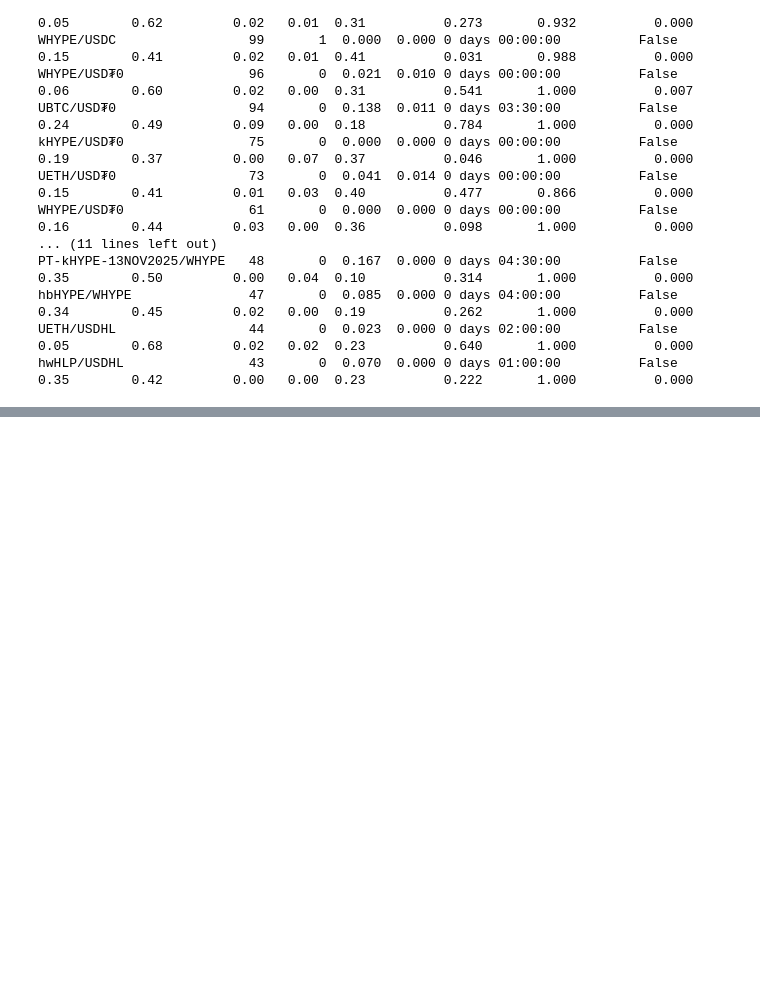
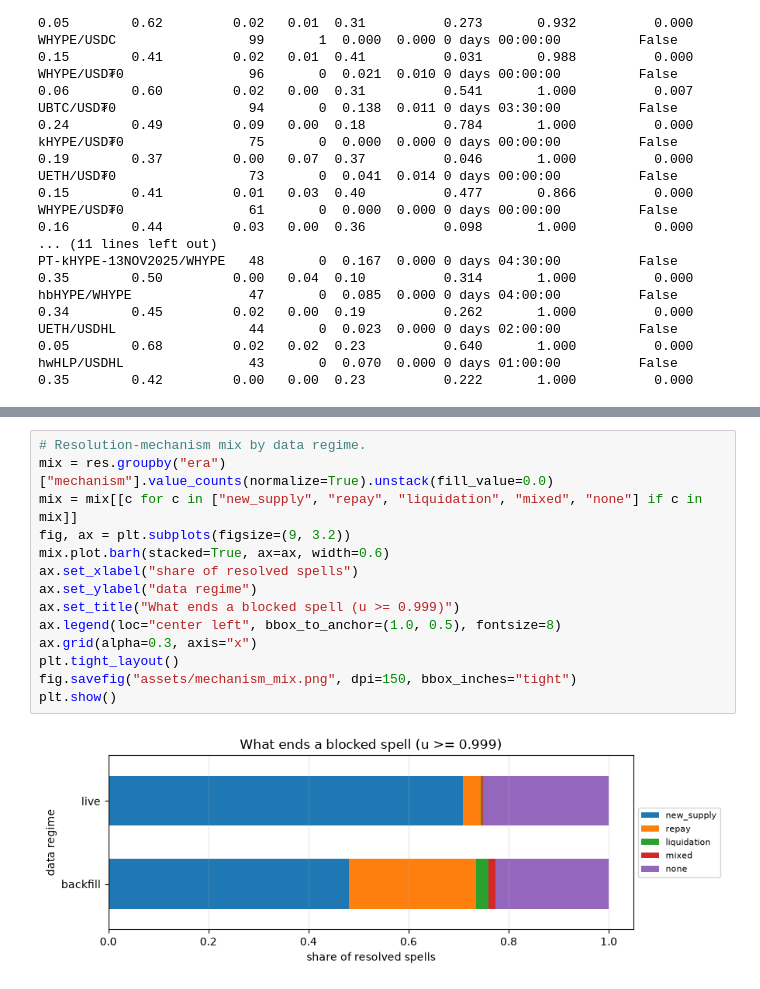
Before and after one commit to achillesbro/myrmidons-research, a Jupyter notebook: loops/02-exit-liquidity/notebook.ipynb, the cells around one changed output, grey strips where cells are left out. Cells and saved outputs as stored; diff of their text form; blank space fills up the shorter version.

```diff
--- a/loops/02-exit-liquidity/notebook.ipynb
+++ b/loops/02-exit-liquidity/notebook.ipynb
@@ -540,3 +542,19 @@ plt.tight_layout()
 plt.show()
 # %% [output]
 [figure]
+# %%
+# Resolution-mechanism mix by data regime.
+mix = res.groupby("era")["mechanism"].value_counts(normalize=True).unstack(fill_value=0.0)
+mix = mix[[c for c in ["new_supply", "repay", "liquidation", "mixed", "none"] if c in mix]]
+fig, ax = plt.subplots(figsize=(9, 3.2))
+mix.plot.barh(stacked=True, ax=ax, width=0.6)
+ax.set_xlabel("share of resolved spells")
+ax.set_ylabel("data regime")
+ax.set_title("What ends a blocked spell (u >= 0.999)")
+ax.legend(loc="center left", bbox_to_anchor=(1.0, 0.5), fontsize=8)
+ax.grid(alpha=0.3, axis="x")
+plt.tight_layout()
+fig.savefig("assets/mechanism_mix.png", dpi=150, bbox_inches="tight")
+plt.show()
+# %% [output]
+[figure, added]
```
Also changed, not shown: parts of 2 cells of this notebook, 5 other files.
